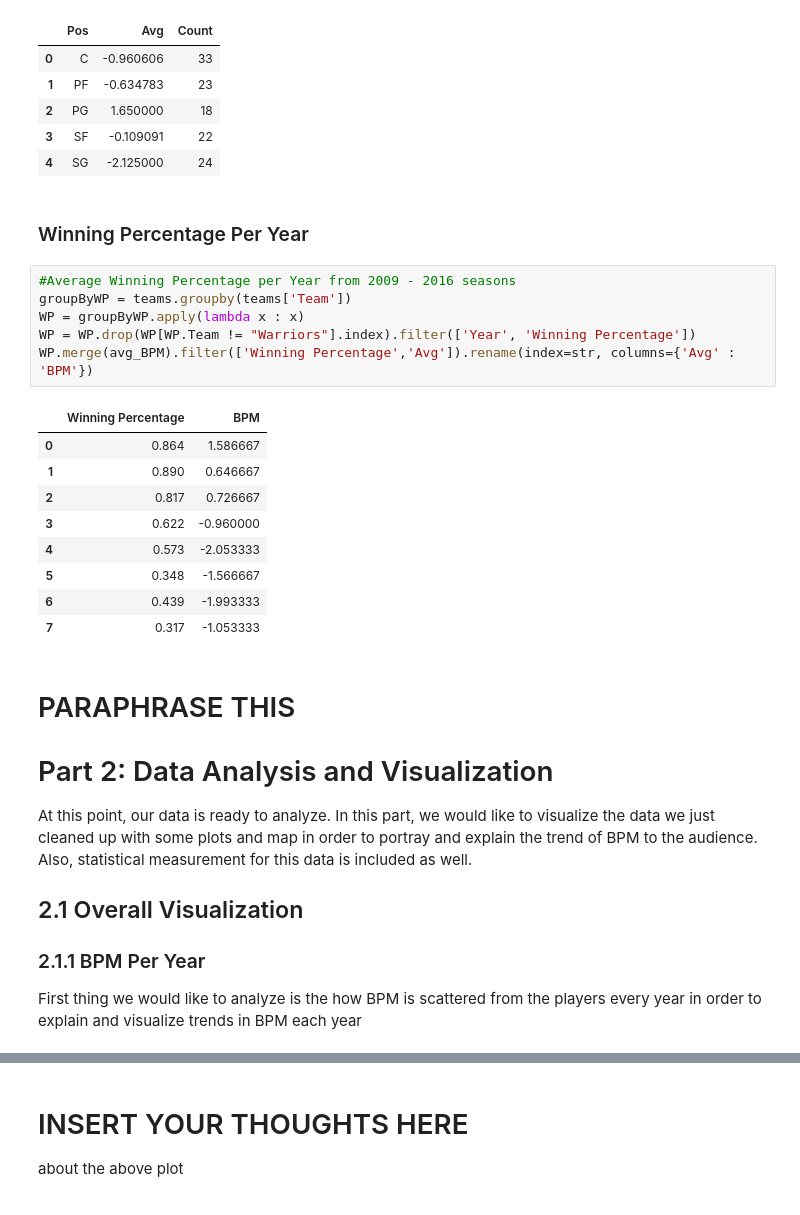
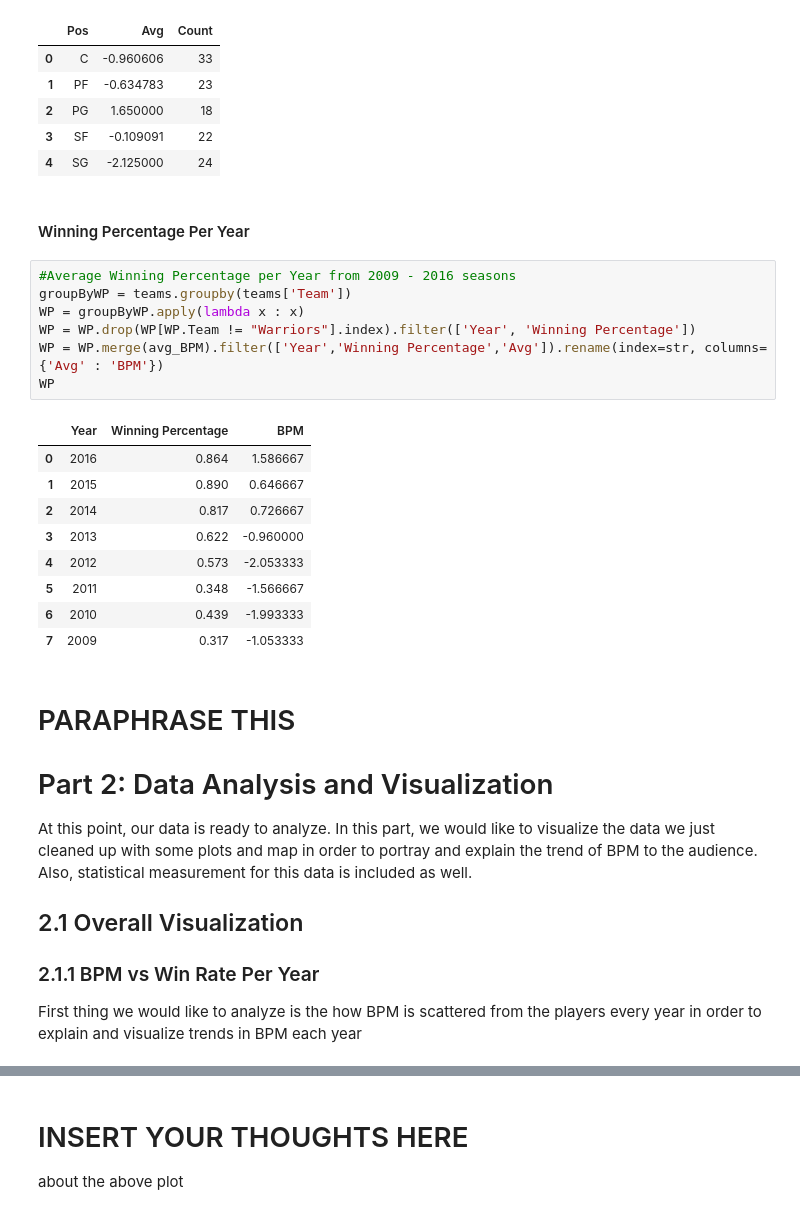
Before and after one commit to gvallang/cmsc320FinalTutorial, a Jupyter notebook: Untitled.ipynb, the cells around one changed output, grey strips where cells are left out. Saved outputs shown, nothing was run; the diff lists cells and outputs as text.

```diff
--- a/Untitled.ipynb
+++ b/Untitled.ipynb
@@ -194,23 +194,24 @@ Pos_BPM
 | 3 | SF | -0.109091 | 22 |
 | 4 | SG | -2.125000 | 24 |
 # %% [markdown]
-### Winning Percentage Per Year
+#### Winning Percentage Per Year
 # %%
 #Average Winning Percentage per Year from 2009 - 2016 seasons
 groupByWP = teams.groupby(teams['Team'])
 WP = groupByWP.apply(lambda x : x)
 WP = WP.drop(WP[WP.Team != "Warriors"].index).filter(['Year', 'Winning Percentage'])
-WP.merge(avg_BPM).filter(['Winning Percentage','Avg']).rename(index=str, columns={'Avg' : 'BPM'})
+WP = WP.merge(avg_BPM).filter(['Year','Winning Percentage','Avg']).rename(index=str, columns={'Avg' : 'BPM'})
+WP
 # %% [output]
-|  | Winning Percentage | BPM |
-| 0 | 0.864 | 1.586667 |
-| 1 | 0.890 | 0.646667 |
-| 2 | 0.817 | 0.726667 |
-| 3 | 0.622 | -0.960000 |
-| 4 | 0.573 | -2.053333 |
-| 5 | 0.348 | -1.566667 |
-| 6 | 0.439 | -1.993333 |
-| 7 | 0.317 | -1.053333 |
+|  | Year | Winning Percentage | BPM |
+| 0 | 2016 | 0.864 | 1.586667 |
+| 1 | 2015 | 0.890 | 0.646667 |
+| 2 | 2014 | 0.817 | 0.726667 |
+| 3 | 2013 | 0.622 | -0.960000 |
+| 4 | 2012 | 0.573 | -2.053333 |
+| 5 | 2011 | 0.348 | -1.566667 |
+| 6 | 2010 | 0.439 | -1.993333 |
+| 7 | 2009 | 0.317 | -1.053333 |
 # %% [markdown]
 # PARAPHRASE THIS
 
@@ -218,6 +219,6 @@ WP.merge(avg_BPM).filter(['Winning Percentage','Avg']).rename(index=str, columns
 At this point, our data is ready to analyze. In this part, we would like to visualize the data we just cleaned up with some plots and map in order to portray and explain the trend of BPM to the audience. Also, statistical measurement for this data is included as well.
 ## 2.1 Overall Visualization
 
-### 2.1.1 BPM Per Year
+### 2.1.1 BPM vs Win Rate Per Year
 
 First thing we would like to analyze is the how BPM is scattered from the players every year in order to explain and visualize trends in BPM each year
```
Also changed, not shown: parts of 9 cells of this notebook.
